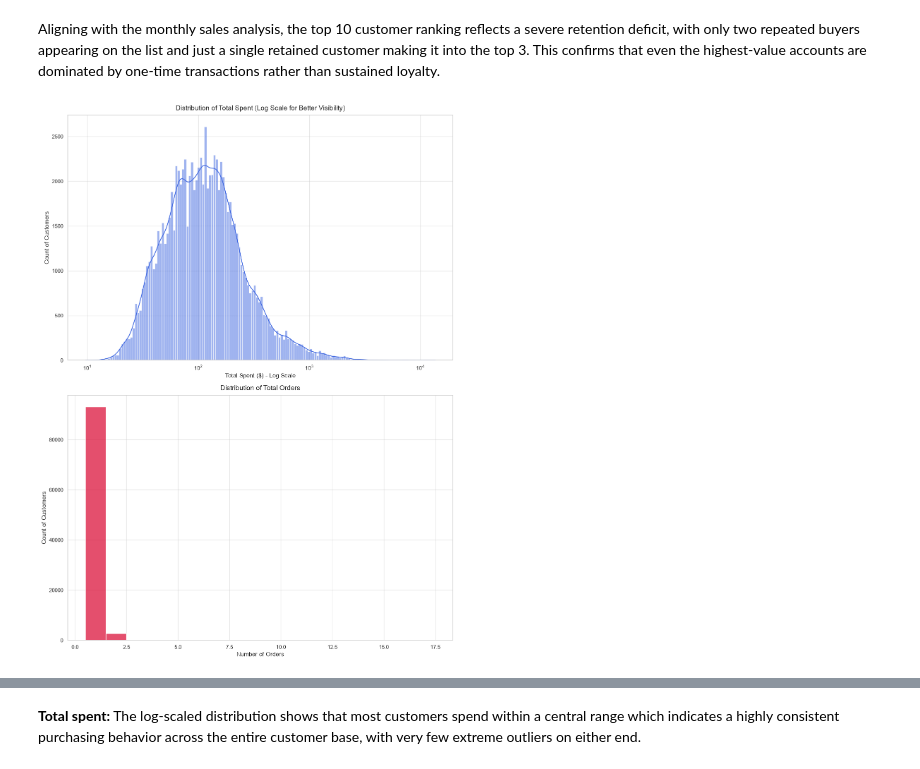
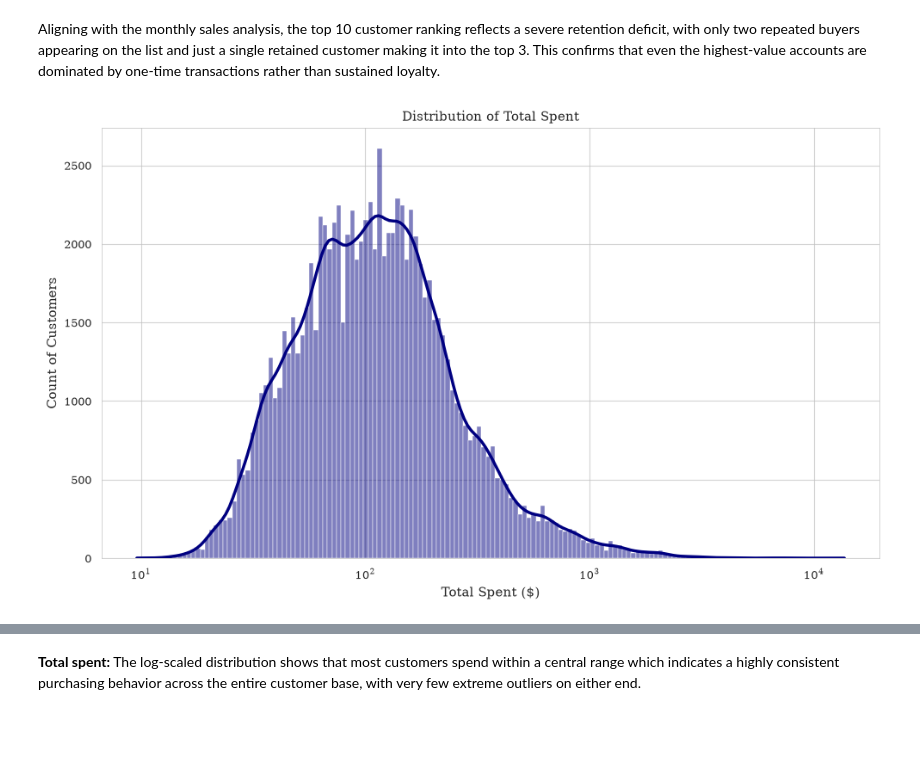
Before and after one commit to MarKotyn/olist-ecommerce-customer-analytics, a Jupyter notebook: python/notebooks/02_eda.ipynb, the cells around one changed output, grey strips where cells are left out. Cells and saved outputs as stored; diff of their text form; code cells hidden in the pictures; blank space fills up the shorter version.

```diff
--- a/python/notebooks/02_eda.ipynb
+++ b/python/notebooks/02_eda.ipynb
@@ -9,15 +11,15 @@ import seaborn as sns
 # %%
-pd.options.display.float_format = '{:,.2f}'.format
+pd.options.display.float_format = "{:,.2f}".format
+
+plot.set_plot_style()
 # %% [markdown]
 # Data Load
 # %%
-from src.helpers import load_view
-
-df_customers = load_view("vw_customer_summary_python")
-df_monthly_sales = load_view("vw_monthly_sales_summary")
-df_products = load_view("vw_products_summary")
-df_delivery = load_view("vw_delivery_summary")
-df_reviews = load_view("vw_order_review_summary")
+df_customers = hp.load_view("vw_customer_summary_python")
+df_monthly_sales = hp.load_view("vw_monthly_sales_summary")
+df_products = hp.load_view("vw_products_summary")
+df_delivery = hp.load_view("vw_delivery_summary")
+df_reviews = hp.load_view("vw_order_review_summary")
 # %% [markdown]
 # Monthly Sales Summary Overview
 # %%
@@ -143,44 +110,16 @@ df_customers.sort_values('total_spent', ascending=False).head(10)
 # %% [markdown]
 Aligning with the monthly sales analysis, the top 10 customer ranking reflects a severe retention deficit, with only two repeated buyers appearing on the list and just a single retained customer making it into the top 3. This confirms that even the highest-value accounts are dominated by one-time transactions rather than sustained loyalty.
 # %%
-sns.set_theme(style="whitegrid")
+fig, ax1 = plot.create_figure(rotate_x=False, sec_y=False)
 
-fig, axes = plt.subplots(2, 1, figsize=(12, 16))
+sns.histplot(data=df_customers, x="total_spent", kde=True, color=plot.METRIC_CONFIG["total_spent"]["color"], ax=ax1, log_scale=True)
 
-sns.histplot(
-    data=df_customers,
-    x="total_spent",
-    kde=True,
-    color="royalblue",
-    ax=axes[0],
-    log_scale=True,
+plot.finish_plot(
+    ax1=ax1,
+    title="Distribution of Total Spent",
+    xlabel="Total Spent ($)",
+    ax1_ylabel="Count of Customers",
+    legend=False
 )
-axes[0].set_title(
-    "Distribution of Total Spent (Log Scale for Better Visibility)",
-    fontsize=14,
-    pad=10,
-)
-axes[0].set_xlabel("Total Spent ($) - Log Scale")
-axes[0].set_ylabel("Count of Customers")
-
-
-sns.histplot(
-    data=df_customers,
-    x="total_orders",
-    kde=False,
-    color="crimson",
-    ax=axes[1],
-    discrete=True,
-)
-axes[1].set_title(
-    f"Distribution of Total Orders",
-    fontsize=14,
-    pad=10,
-)
-axes[1].set_xlabel("Number of Orders")
-axes[1].set_ylabel("Count of Customers")
-
-plt.tight_layout()
-plt.show()
 # %% [output]
-[figure, old version]
+[figure, new version]
```
Also changed, not shown: parts of 24 cells of this notebook, 3 other files.
